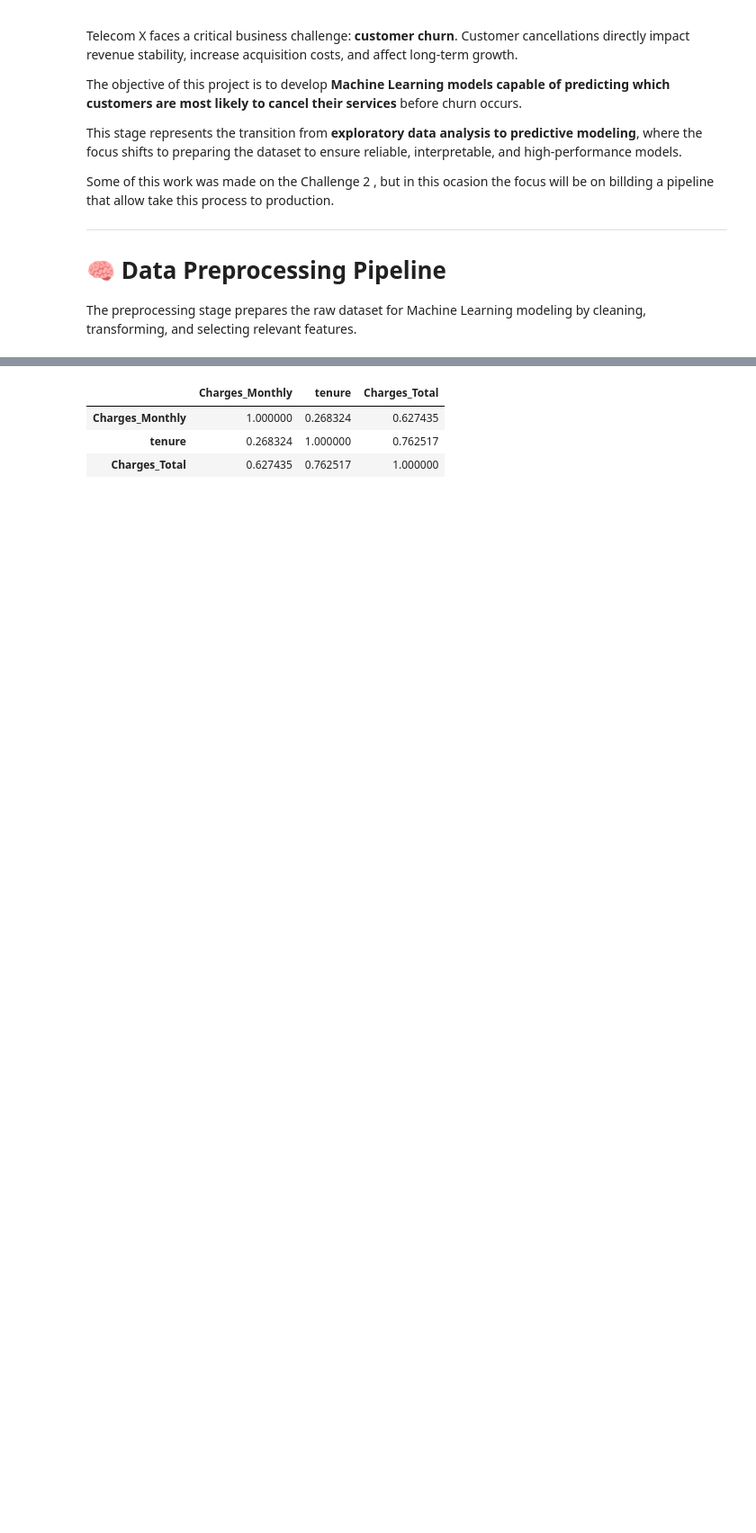
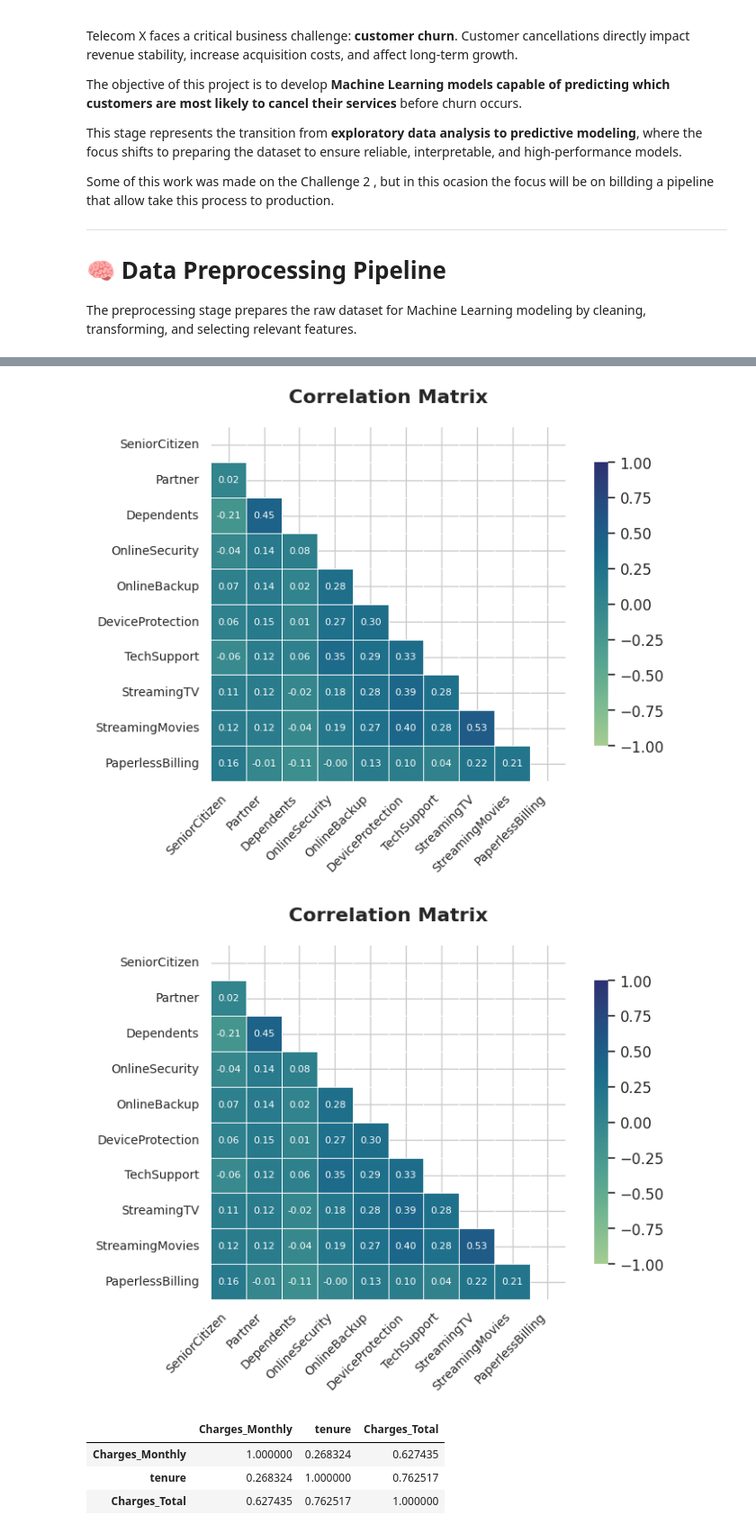
Before and after one commit to JCSR2022/challenge3-data-science-Alura, a Jupyter notebook: data/Data_Preprocessing_Stage.ipynb, the cells around one changed output, grey strips where cells are left out. Shown at 90% size. Saved outputs shown, nothing was run; the diff lists cells and outputs as text; code cells hidden in the pictures; blank space fills up the shorter version.

```diff
--- a/data/Data_Preprocessing_Stage.ipynb
+++ b/data/Data_Preprocessing_Stage.ipynb
@@ -364,0 +438,3 @@ for col in numeric_features:
+# %%
+df_binary_features=X_trans[binary_features]
+df_binary_features.head()
@@ -398,0 +561,4 @@ distribution_plot(df_Charges_Monthly_frec, 'Charges_Monthly', 'Charges_Monthly D
+# %%
+df_binary_features.loc[:,'Churn'] = y
+corr_target = df_binary_features.corr()["Churn"].sort_values(ascending=False)
+display(corr_target[abs(corr_target)<0.05])
@@ -398,0 +571,2 @@ distribution_plot(df_Charges_Monthly_frec, 'Charges_Monthly', 'Charges_Monthly D
+# %%
+new_binary_features = [ feature for feature in binary_features if feature not in corr_target[abs(corr_target)<0.05].index  ]
@@ -399,3 +586,8 @@ distribution_plot(df_Charges_Monthly_frec, 'Charges_Monthly', 'Charges_Monthly D
+# %%
+corr_plot(X_trans[new_binary_features])
+# %% [output]
+[figure, added]
+[figure, added]
 # %%
 import pandas as pd
 
```
Also changed, not shown: parts of 26 cells of this notebook.
